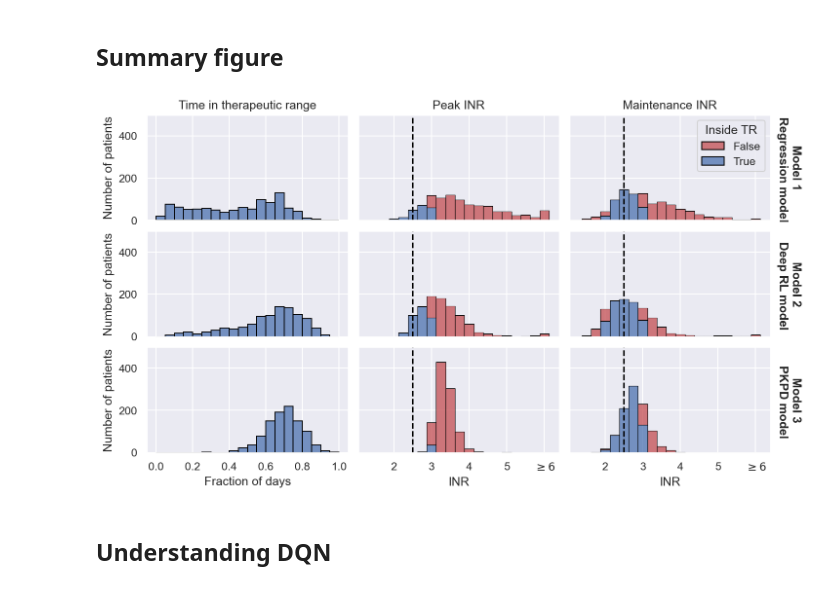
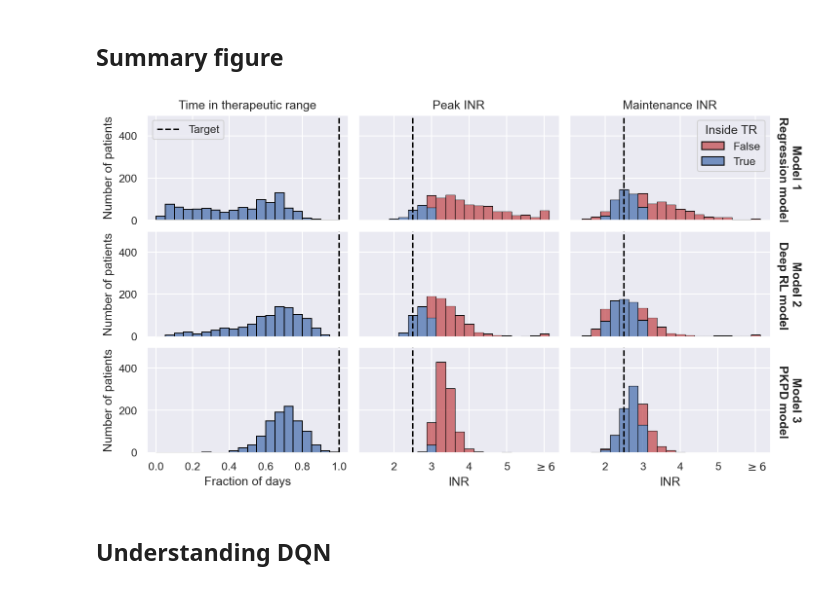
Before and after one commit to DavAug/mipd-warfarin, a Jupyter notebook: results/1_systems_pharmacology_model/results.ipynb, the cells around one changed output. Saved outputs shown, nothing was run; the diff lists cells and outputs as text; code cells hidden in the pictures.

```diff
--- a/results/1_systems_pharmacology_model/results.ipynb
+++ b/results/1_systems_pharmacology_model/results.ipynb
@@ -782,6 +782,7 @@ bins2 = np.arange(0, 1.05, 0.05)
 sns.histplot(
     ttr, ax=axes[0], bins=bins2,
     edgecolor='black')
+axes[0].axvline(x=1, color='black', linestyle='dashed', label='Target')
 
 # Plot distribution of peak INR
 bins = np.arange(0.125, 8.6, 0.25)
@@ -810,6 +811,7 @@ ttr = np.mean(in_tr, axis=1)
 sns.histplot(
     ttr, ax=axes[3], bins=bins2,
     edgecolor='black')
+axes[3].axvline(x=1, color='black', linestyle='dashed')
 
 # Plot distribution of peak INR
 max_inrs = np.max(inrs_3[:, :, 1], axis=1)
@@ -837,6 +839,7 @@ ttr = np.mean(in_tr, axis=1)
 sns.histplot(
     ttr, ax=axes[6], bins=bins2,
     edgecolor='black')
+axes[6].axvline(x=1, color='black', linestyle='dashed')
 
 # Plot distribution of peak INR
 max_inrs = np.max(inrs_4[:, :, 1], axis=1)
@@ -906,34 +909,36 @@ axes[7].set_xlim([1.05, 6.4])
 axes[7].set_ylim([0, 499])
 axes[8].set_xlabel('INR')
 axes[8].set_xlim([1.05, 6.4])
 axes[8].set_ylim([0, 499])
 axes[8].set_ylabel('')
 axes[8].set_yticklabels(labels=[], visible=False)
 axes[8].set_xticks([2, 3, 4, 5, 6])
 axes[8].set_xticklabels(labels=['2', '3', '4', '5', r'$\geq6$'])
 
+axes[0].legend()
+
 axes[0].set_title('Time in therapeutic range')
 axes[1].set_title('Peak INR')
 axes[2].set_title('Maintenance INR')
 
 axes[2].yaxis.set_label_position("right")
 axes[2].set_ylabel(
     'Model 1\n Regression model', rotation=-90, labelpad=30, fontweight='bold')
 axes[5].yaxis.set_label_position("right")
 axes[5].set_ylabel(
     'Model 2\n Deep RL model', rotation=-90, labelpad=30, fontweight='bold')
 axes[8].yaxis.set_label_position("right")
 axes[8].set_ylabel(
     'Model 3\n PKPD model', rotation=-90, labelpad=30, fontweight='bold')
 
 plt.savefig('10_mipd_trial_results.pdf',
     bbox_inches='tight')
 plt.savefig('10_mipd_trial_results.tif',
     bbox_inches='tight')
 
 plt.show()
 # %% [output]
-[figure, old version]
+[figure, new version]
 # %% [markdown]
 ## Understanding DQN
 # %%
```
Also changed, not shown: 2 other files.
